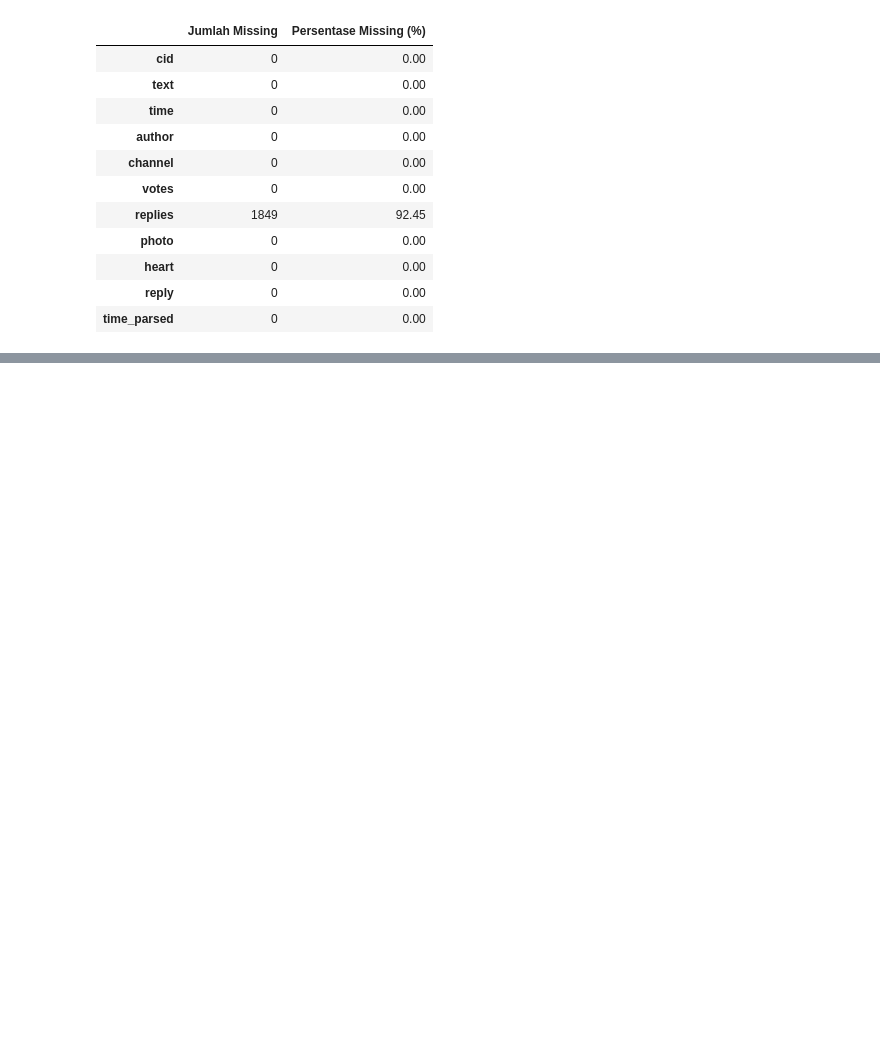
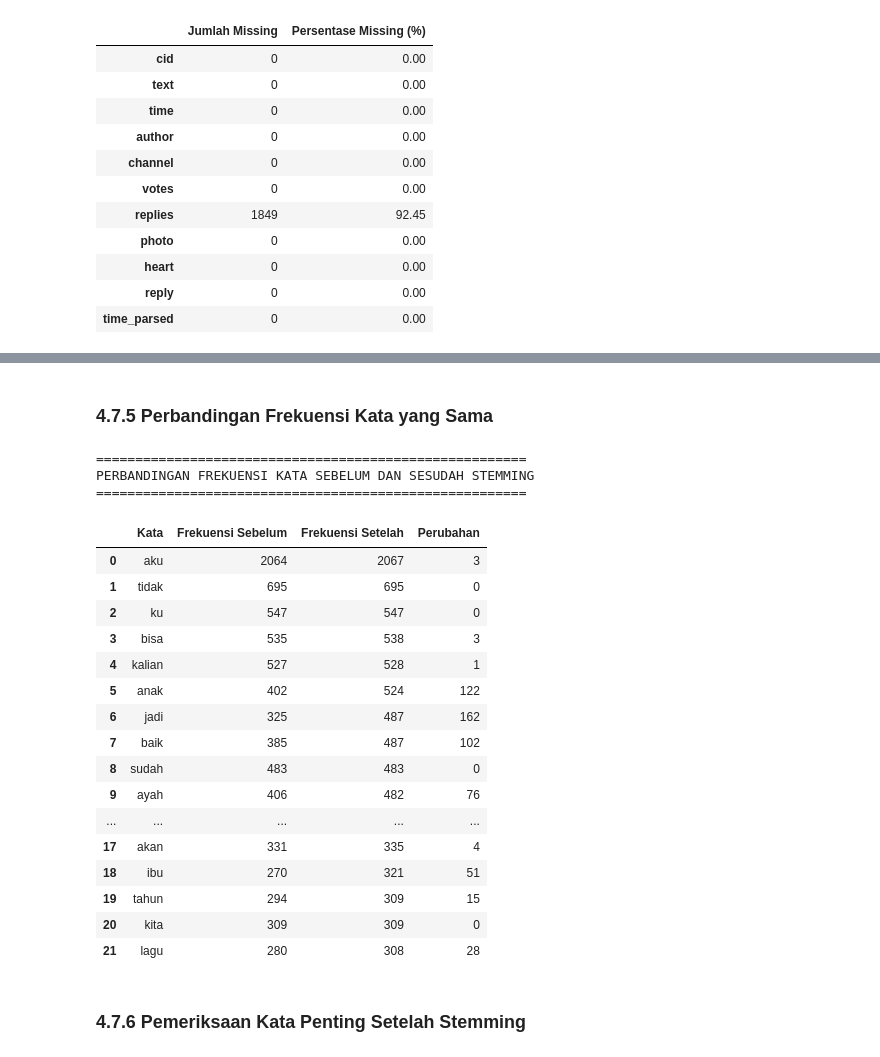
Before and after one commit to nikamushi/nina-text-mining, a Jupyter notebook: notebooks/analisis_nina.ipynb, the cells around one changed output, grey strips where cells are left out. Drawn from its saved outputs; the diff is of its cells as text; code cells hidden in the pictures; blank space fills up the shorter version.

```diff
--- a/notebooks/analisis_nina.ipynb
+++ b/notebooks/analisis_nina.ipynb
@@ -268,0 +1696,59 @@ display(missing_data)
+# %% [markdown]
+### **4.7.5 Perbandingan Frekuensi Kata yang Sama**
+# %%
+kata_top_sebelum = {
+    kata for kata, _ in frekuensi_sebelum_stemming.most_common(20)
+}
+
+kata_top_setelah = {
+    kata for kata, _ in frekuensi_setelah_stemming.most_common(20)
+}
+
+semua_kata_top = kata_top_sebelum.union(kata_top_setelah)
+
+perbandingan_detail = pd.DataFrame([
+    {
+        "Kata": kata,
+        "Frekuensi Sebelum": frekuensi_sebelum_stemming[kata],
+        "Frekuensi Setelah": frekuensi_setelah_stemming[kata],
+        "Perubahan": (
+            frekuensi_setelah_stemming[kata]
+            - frekuensi_sebelum_stemming[kata]
+        )
+    }
+    for kata in semua_kata_top
+])
+
+perbandingan_detail = perbandingan_detail.sort_values(
+    by="Frekuensi Setelah",
+    ascending=False
+).reset_index(drop=True)
+
+print("=" * 55)
+print("PERBANDINGAN FREKUENSI KATA SEBELUM DAN SESUDAH STEMMING")
+print("=" * 55)
+
+display(perbandingan_detail)
+# %% [output]
+=======================================================
+PERBANDINGAN FREKUENSI KATA SEBELUM DAN SESUDAH STEMMING
+=======================================================
+|  | Kata | Frekuensi Sebelum | Frekuensi Setelah | Perubahan |
+| 0 | aku | 2064 | 2067 | 3 |
+| 1 | tidak | 695 | 695 | 0 |
+| 2 | ku | 547 | 547 | 0 |
+| 3 | bisa | 535 | 538 | 3 |
+| 4 | kalian | 527 | 528 | 1 |
+| 5 | anak | 402 | 524 | 122 |
+| 6 | jadi | 325 | 487 | 162 |
+| 7 | baik | 385 | 487 | 102 |
+| 8 | sudah | 483 | 483 | 0 |
+| 9 | ayah | 406 | 482 | 76 |
+| ... | ... | ... | ... | ... |
+| 17 | akan | 331 | 335 | 4 |
+| 18 | ibu | 270 | 321 | 51 |
+| 19 | tahun | 294 | 309 | 15 |
+| 20 | kita | 309 | 309 | 0 |
+| 21 | lagu | 280 | 308 | 28 |
+# %% [markdown]
+### **4.7.6 Pemeriksaan Kata Penting Setelah Stemming**
```
Also changed, not shown: parts of 90 cells of this notebook, 1 other file.
